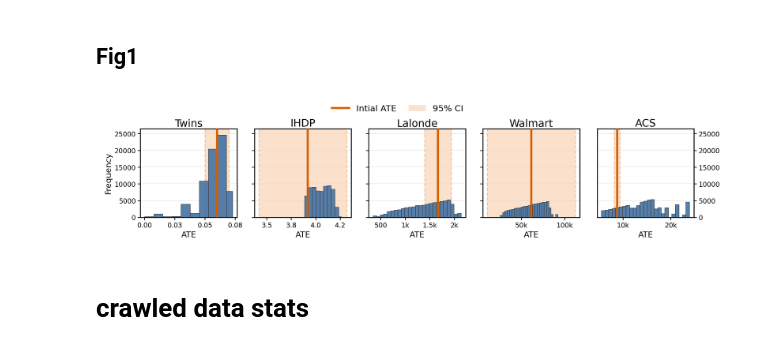
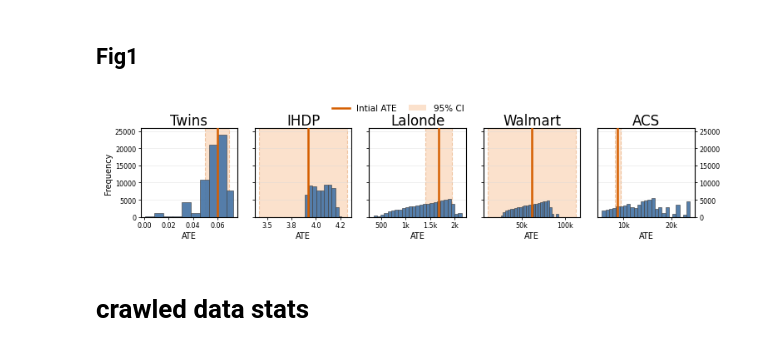
Before and after one commit to danielbarcohen-bot/ATE-shifting, a Jupyter notebook: graphs.ipynb, the cells around one changed output. Drawn from its saved outputs; the diff is of its cells as text; code cells hidden in the pictures.

```diff
--- a/graphs.ipynb
+++ b/graphs.ipynb
@@ -24,17 +24,17 @@ probe_probs_no_restart_marker = 'x'
 probe_probs_with_restart_color = 'orange'
 probe_probs_with_restart_marker = '+'
 
-doublefig_width = 7
-doublefig_height = 6
+doublefig_width = 3.7
+doublefig_height = 3.1
 
 #algorithm names
 taps = 'TAPS'
 probe = 'TAPS-JIT'
 uniform = 'TAPS-JIT (uniform)'
 
-plt.rcParams.update({'font.size': 22})
-FONT_SIZE = 22
-MARKER_SIZE = 10
+# plt.rcParams.update({'font.size': 22})
+# FONT_SIZE = 22
+MARKER_SIZE = 6
 TIMEOUT_VAL = 14400
 
 with open('dotted_results.json', 'r') as file:
@@ -1648,22 +1681,22 @@ def plot_ate_histograms(
         output_file="ate_histograms_sigmod.pdf"
 ):
 
-    plt.rcParams.update({
+    # plt.rcParams.update({
 
-        "font.family": "sans-serif",
-        "font.size": 8,
+    #     "font.family": "sans-serif",
+    #     "font.size": 8,
 
-        "axes.labelsize": 8,
-        "axes.titlesize": 9,
+    #     "axes.labelsize": 8,
+    #     "axes.titlesize": 9,
 
-        "xtick.labelsize": 5.8,
-        "ytick.labelsize": 5.8,
+    #     "xtick.labelsize": 5.8,
+    #     "ytick.labelsize": 5.8,
 
-        "legend.fontsize": 7.5,
+    #     "legend.fontsize": 7.5,
 
-        "figure.dpi": 300,
+    #     "figure.dpi": 300,
 
-    })
+    # })
 
     # Publication-friendly colors
     hist_color = "#4C78A8"
@@ -1913,36 +1946,37 @@ def plot_ate_histograms(
             ate_line,
             ci_patch
         ],
+        fontsize=7.5,
         loc="upper center",
         bbox_to_anchor=(0.5, 0.965),
         frameon=False,
         ncol=2,
         handlelength=2,
         columnspacing=1.4,
         borderaxespad=0.0
     )
 
     fig.subplots_adjust(
         left=0.07,
         right=0.995,
         bottom=0.23,
         top=0.79,
         wspace=0.18
     )
 
     fig.savefig(
         output_file,
         bbox_inches="tight",
         dpi=600,
         pad_inches=0.02
     )
 
 plot_ate_histograms(
         load_and_prepare_data(),
         output_file="ate_histograms_sigmod.pdf"
     )
 # %% [output]
-[figure, old version]
+[figure, new version]
 # %%
 # from experiments import df_lalonde, df_twins, df_acs, df_IHDP
 # from search_methods.OE_ATE_search import OEATESearch
```
Also changed, not shown: parts of 12 cells of this notebook.
